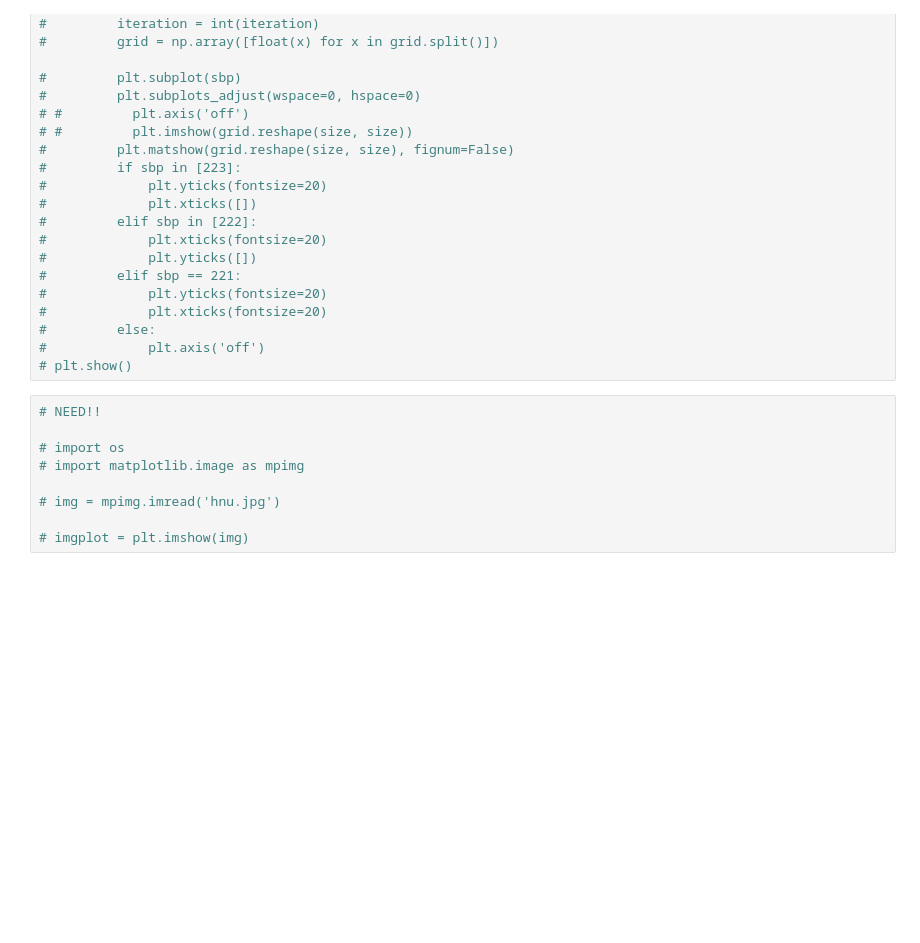
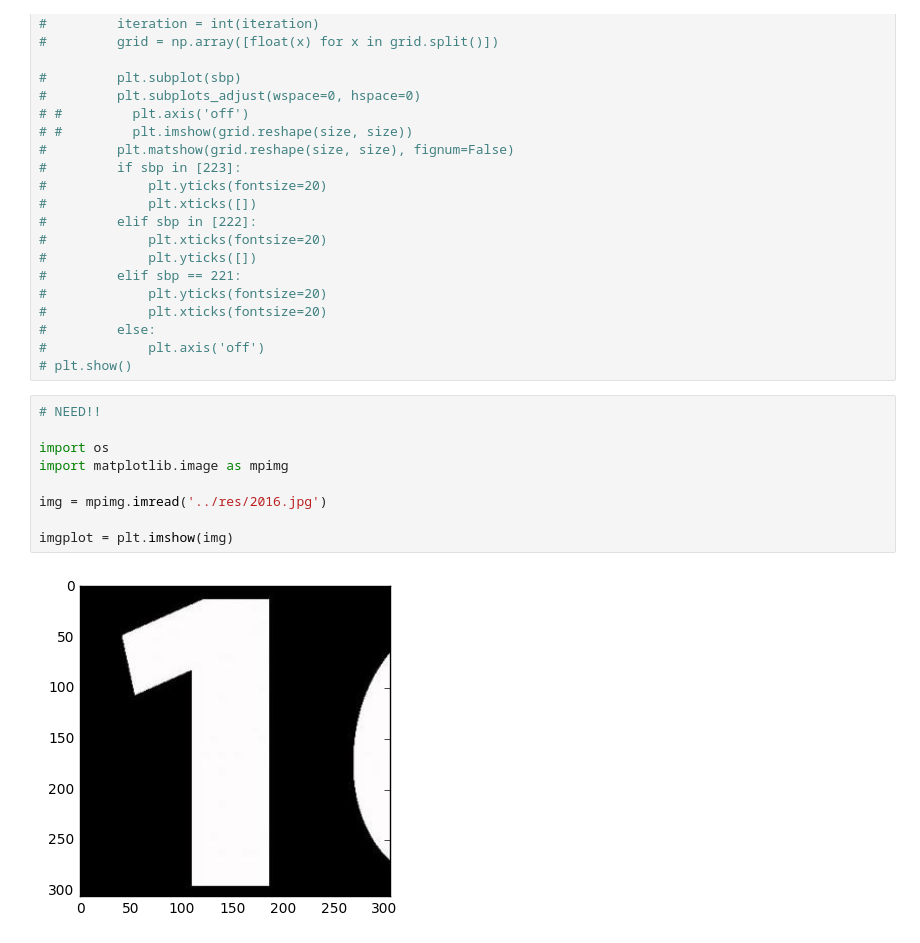
Before and after one commit to akarazeev/HeatEquation-5sem-MIPT-2016, a Jupyter notebook: tools/plots.ipynb, the cells around one changed output. Saved outputs shown, nothing was run; the diff lists cells and outputs as text; blank space fills up the shorter version.

Commit message:
Remembered the method of image binarization

```diff
--- a/tools/plots.ipynb
+++ b/tools/plots.ipynb
@@ -81,12 +44,14 @@ import matplotlib.pyplot as plt
 # %%
 # NEED!!
 
-# import os
-# import matplotlib.image as mpimg
+import os
+import matplotlib.image as mpimg
 
-# img = mpimg.imread('hnu.jpg')
+img = mpimg.imread('../res/2016.jpg')
 
-# imgplot = plt.imshow(img)
+imgplot = plt.imshow(img)
+# %% [output]
+[figure, added]
 # %%
 # NEED!!
 
```
Also changed, not shown: parts of 6 cells of this notebook, 4 other files.
